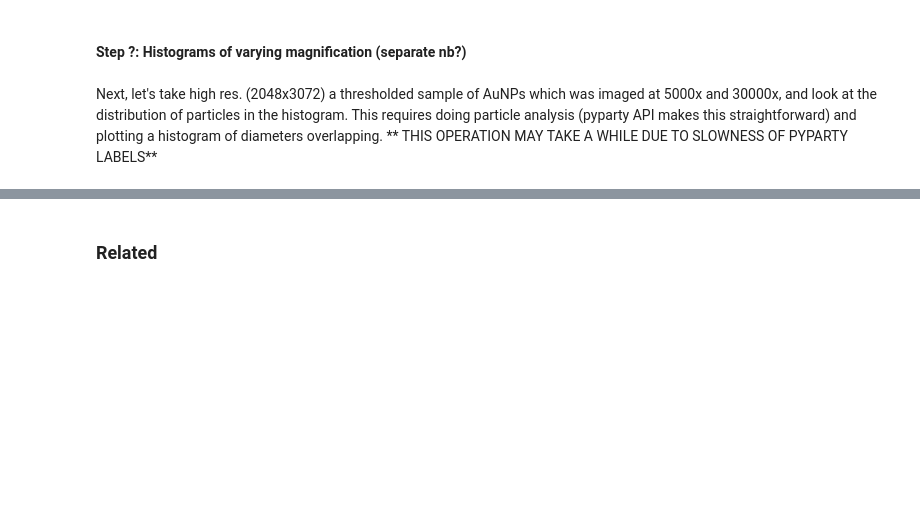
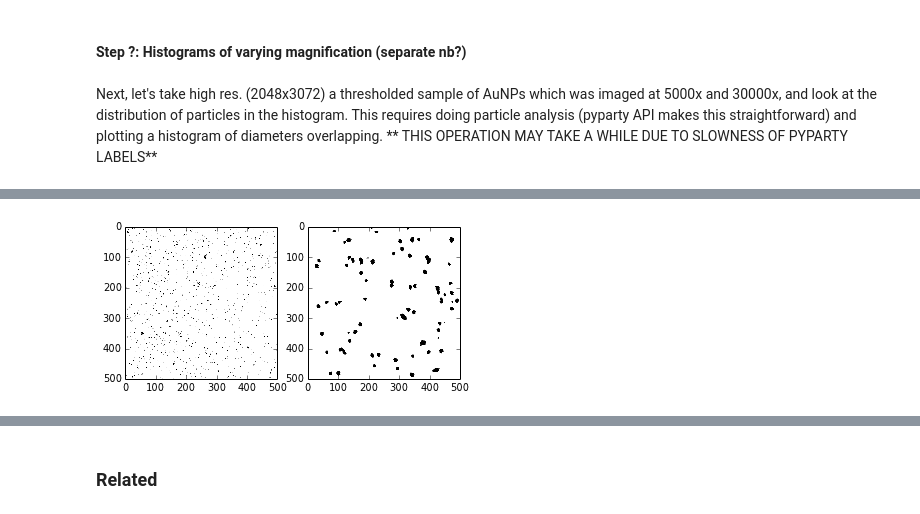
Before and after one commit to hughesadam87/imgproc_supplemental, a Jupyter notebook: Notebooks/digitization.ipynb, the cells around one changed output, grey strips where cells are left out. Saved outputs shown, nothing was run; the diff lists cells and outputs as text; code cells hidden in the pictures; blank space fills up the shorter version.

```diff
--- a/Notebooks/digitization.ipynb
+++ b/Notebooks/digitization.ipynb
@@ -174 +155,21 @@ c_30k.show(ax2);
+# %%
+from pyparty.utils import crop
+from skimage.io import imread
+
+def scrop(img):
+    CUT=500
+    return crop(img, (0,0,CUT,CUT) )
+
+IM5K = scrop(imread( digdir('f2_5000_binary.tif') ) )
+IM30K = scrop(imread( digdir('f2_30000_binary.tif') ) )
+
+
+c_5k = Canvas(background=IM5K)
+c_30k = Canvas(background=IM30K)
+
+ax1, ax2 = splot(1,2)
+c_5k.show(ax1)
+c_30k.show(ax2);
+# %% [output]
+[figure, added]
 # %%
```
Also changed, not shown: parts of 27 cells of this notebook, 2 other files.
